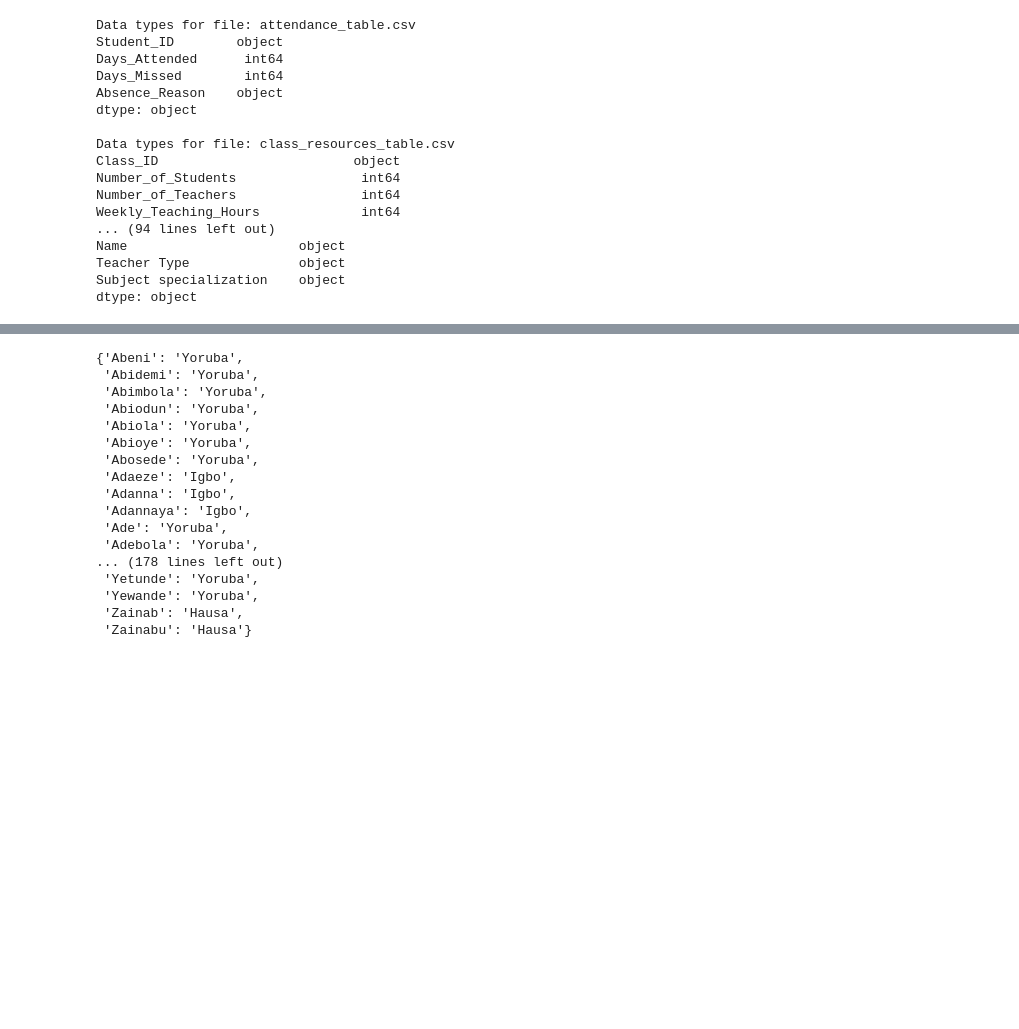
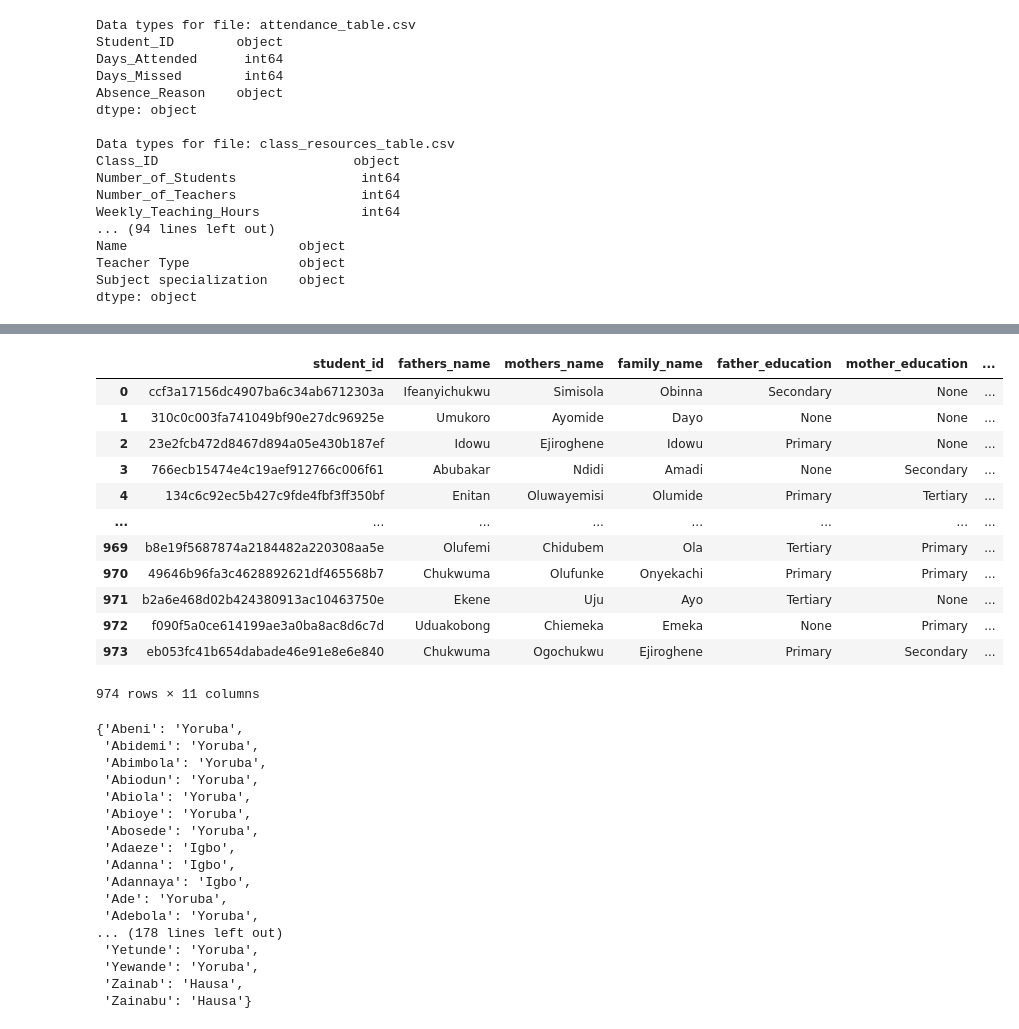
Before and after one commit to George-Michael-Dagogo/Datafest-Datathon-2024, a Jupyter notebook: main.ipynb, the cells around one changed output, grey strips where cells are left out. Saved outputs shown, nothing was run; the diff lists cells and outputs as text; code cells hidden in the pictures; blank space fills up the shorter version.

```diff
--- a/main.ipynb
+++ b/main.ipynb
@@ -49,3 +117,20 @@ dtype: object
+# %%
+parent_data = table_data['parent_table']
+parent_data
+# %% [output]
+|  | student_id | fathers_name | mothers_name | family_name | father_education | mother_education | ... |
+| 0 | ccf3a17156dc4907ba6c34ab6712303a | Ifeanyichukwu | Simisola | Obinna | Secondary | None | ... |
+| 1 | 310c0c003fa741049bf90e27dc96925e | Umukoro | Ayomide | Dayo | None | None | ... |
+| 2 | 23e2fcb472d8467d894a05e430b187ef | Idowu | Ejiroghene | Idowu | Primary | None | ... |
+| 3 | 766ecb15474e4c19aef912766c006f61 | Abubakar | Ndidi | Amadi | None | Secondary | ... |
+| 4 | 134c6c92ec5b427c9fde4fbf3ff350bf | Enitan | Oluwayemisi | Olumide | Primary | Tertiary | ... |
+| ... | ... | ... | ... | ... | ... | ... | ... |
+| 969 | b8e19f5687874a2184482a220308aa5e | Olufemi | Chidubem | Ola | Tertiary | Primary | ... |
+| 970 | 49646b96fa3c4628892621df465568b7 | Chukwuma | Olufunke | Onyekachi | Primary | Primary | ... |
+| 971 | b2a6e468d02b424380913ac10463750e | Ekene | Uju | Ayo | Tertiary | None | ... |
+| 972 | f090f5a0ce614199ae3a0ba8ac8d6c7d | Uduakobong | Chiemeka | Emeka | None | Primary | ... |
+| 973 | eb053fc41b654dabade46e91e8e6e840 | Chukwuma | Ogochukwu | Ejiroghene | Primary | Secondary | ... |
+974 rows × 11 columns
 # %%
 import requests
 from bs4 import BeautifulSoup
```
Also changed, not shown: parts of 1 cell of this notebook, 25 other files.
